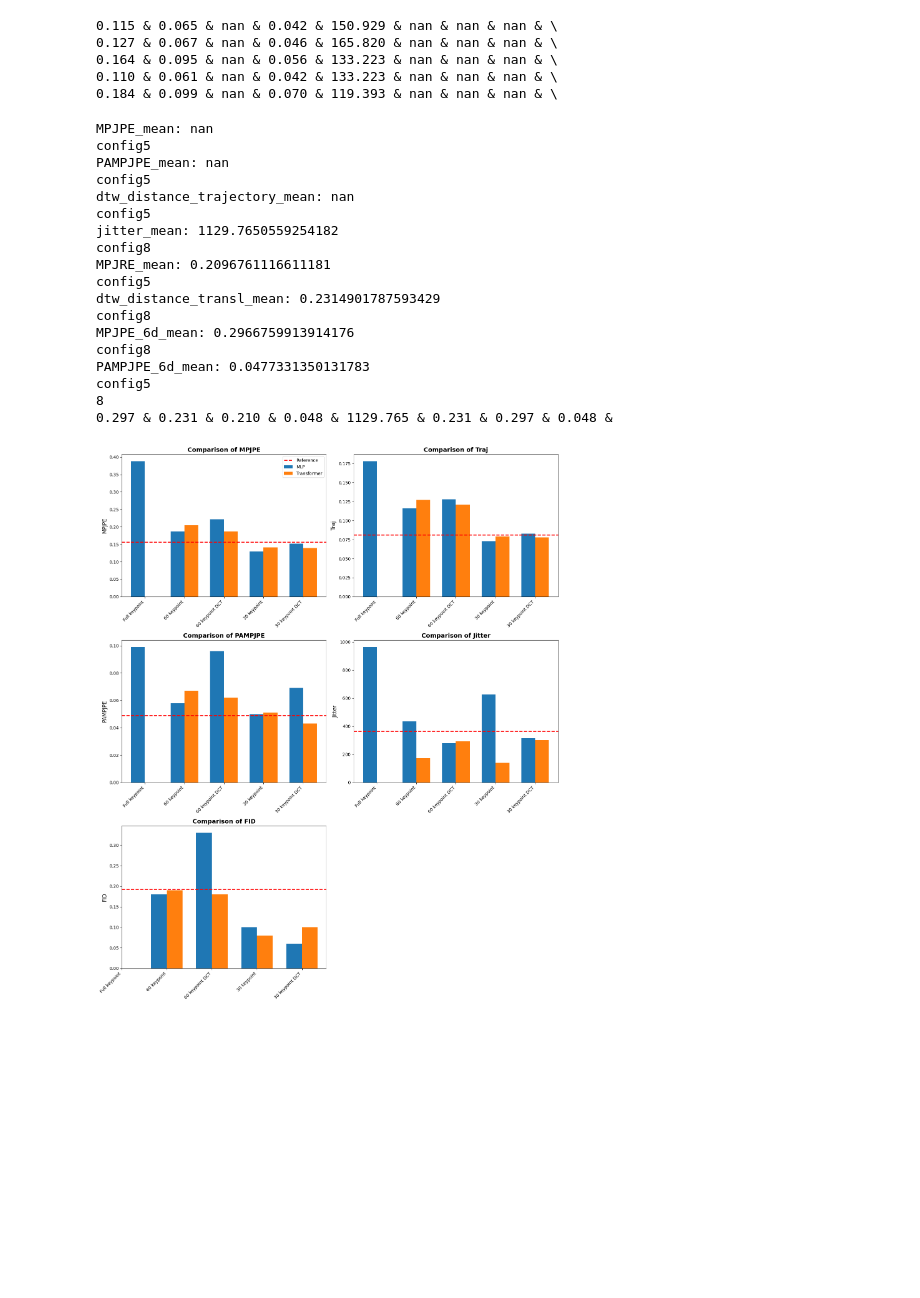
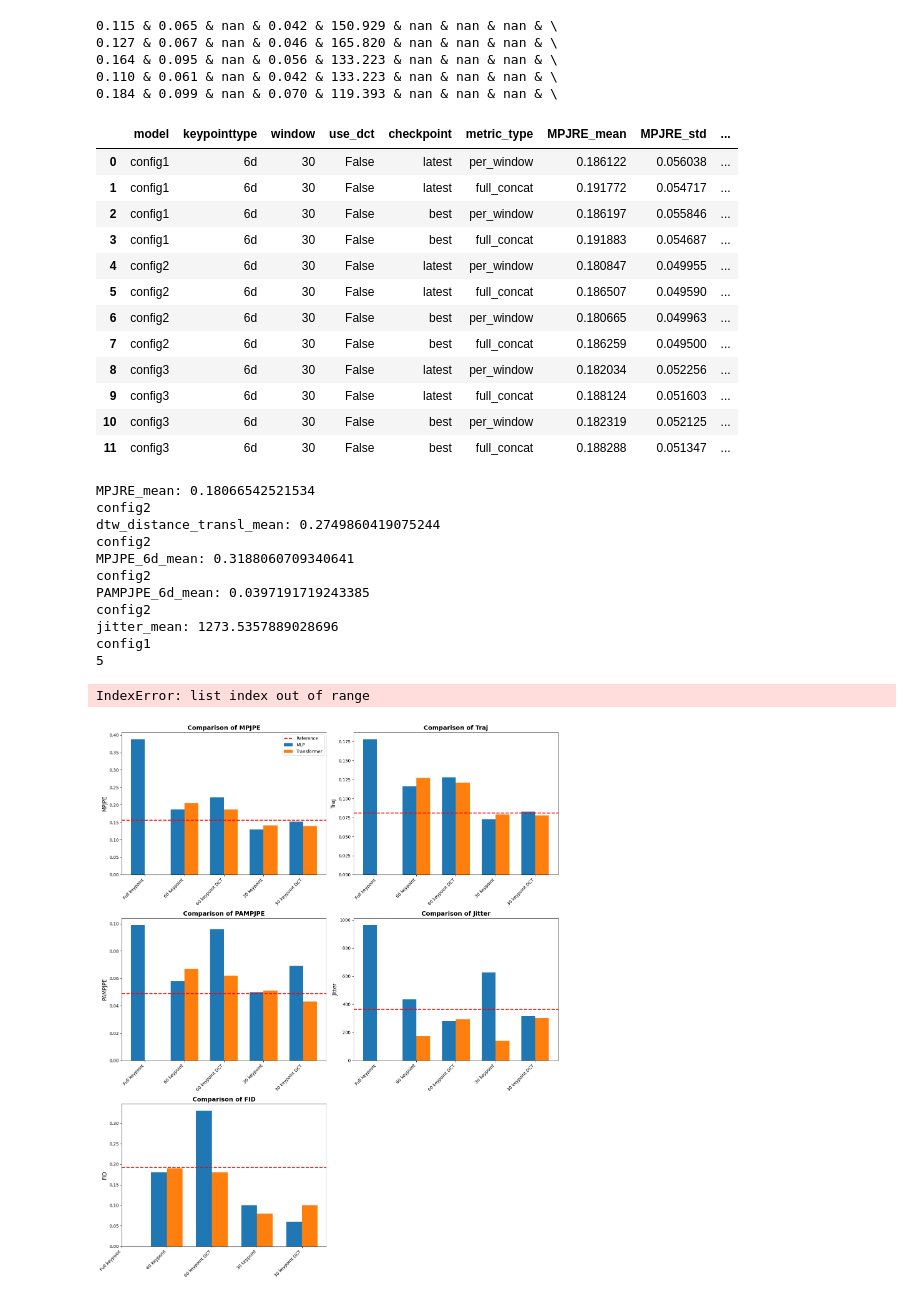
Before and after one commit to Rui1818/3d_motion_generation_cp, a Jupyter notebook: mytest.ipynb, the cells around one changed output. Cells and saved outputs as stored; diff of their text form; code cells hidden in the pictures; blank space fills up the shorter version.

```diff
--- a/mytest.ipynb
+++ b/mytest.ipynb
@@ -44,8 +44,24 @@ suffix="dctmlp"
 dffid=pd.read_csv(f'metrics/crossval_summary_fid_{suffix}.csv')
 dfaction=pd.read_csv(f'metrics/crossval_summary_metrics_per_action_{suffix}.csv')
 dfmetric=pd.read_csv(f'metrics/crossval_summary_metrics_{suffix}.csv')
+# %%
+dfmetric
+# %% [output]
+|  | model | keypointtype | window | use_dct | checkpoint | metric_type | MPJRE_mean | MPJRE_std | ... |
+| 0 | config1 | 6d | 30 | False | latest | per_window | 0.186122 | 0.056038 | ... |
+| 1 | config1 | 6d | 30 | False | latest | full_concat | 0.191772 | 0.054717 | ... |
+| 2 | config1 | 6d | 30 | False | best | per_window | 0.186197 | 0.055846 | ... |
+| 3 | config1 | 6d | 30 | False | best | full_concat | 0.191883 | 0.054687 | ... |
+| 4 | config2 | 6d | 30 | False | latest | per_window | 0.180847 | 0.049955 | ... |
+| 5 | config2 | 6d | 30 | False | latest | full_concat | 0.186507 | 0.049590 | ... |
+| 6 | config2 | 6d | 30 | False | best | per_window | 0.180665 | 0.049963 | ... |
+| 7 | config2 | 6d | 30 | False | best | full_concat | 0.186259 | 0.049500 | ... |
+| 8 | config3 | 6d | 30 | False | latest | per_window | 0.182034 | 0.052256 | ... |
+| 9 | config3 | 6d | 30 | False | latest | full_concat | 0.188124 | 0.051603 | ... |
+| 10 | config3 | 6d | 30 | False | best | per_window | 0.182319 | 0.052125 | ... |
+| 11 | config3 | 6d | 30 | False | best | full_concat | 0.188288 | 0.051347 | ... |
 # %%
-keypointtype='openpose'
+keypointtype='6d'
 res=dfmetric[(dfmetric['keypointtype']==keypointtype)]
 l=[]
 
@@ -64,24 +80,18 @@ else:
 for i in l:
     print(f"{i:.3f} &", end=" ")
 # %% [output]
-MPJPE_mean: nan
-config5
-PAMPJPE_mean: nan
-config5
-dtw_distance_trajectory_mean: nan
-config5
-jitter_mean: 1129.7650559254182
-config8
-MPJRE_mean: 0.2096761116611181
-config5
-dtw_distance_transl_mean: 0.2314901787593429
-config8
-MPJPE_6d_mean: 0.2966759913914176
-config8
-PAMPJPE_6d_mean: 0.0477331350131783
-config5
-8
-0.297 & 0.231 & 0.210 & 0.048 & 1129.765 & 0.231 & 0.297 & 0.048 &
+MPJRE_mean: 0.18066542521534
+config2
+dtw_distance_transl_mean: 0.2749860419075244
+config2
+MPJPE_6d_mean: 0.3188060709340641
+config2
+PAMPJPE_6d_mean: 0.0397191719243385
+config2
+jitter_mean: 1273.5357889028696
+config1
+5
+IndexError: list index out of range
 # %%
 import matplotlib.pyplot as plt
 import pandas as pd
```
Also changed, not shown: parts of 2 cells of this notebook, 26 other files.
